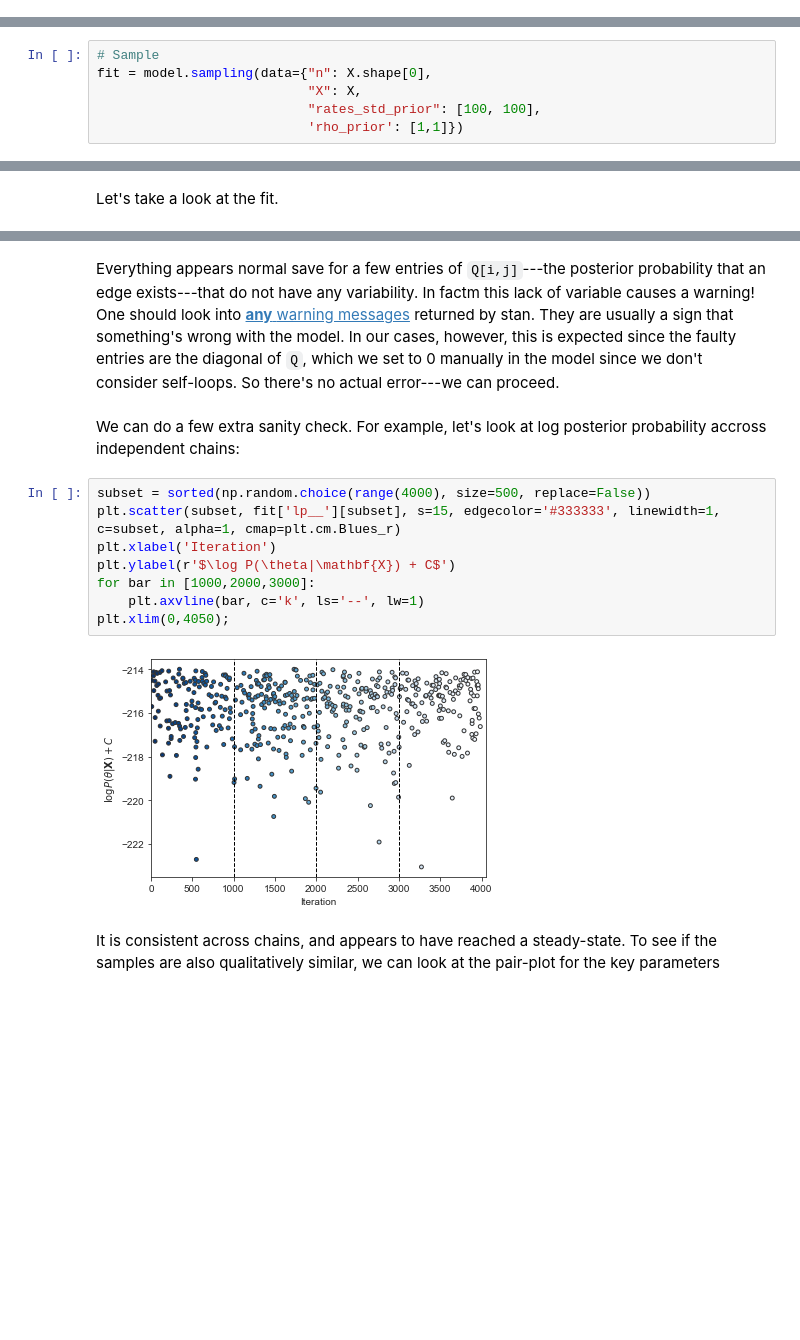
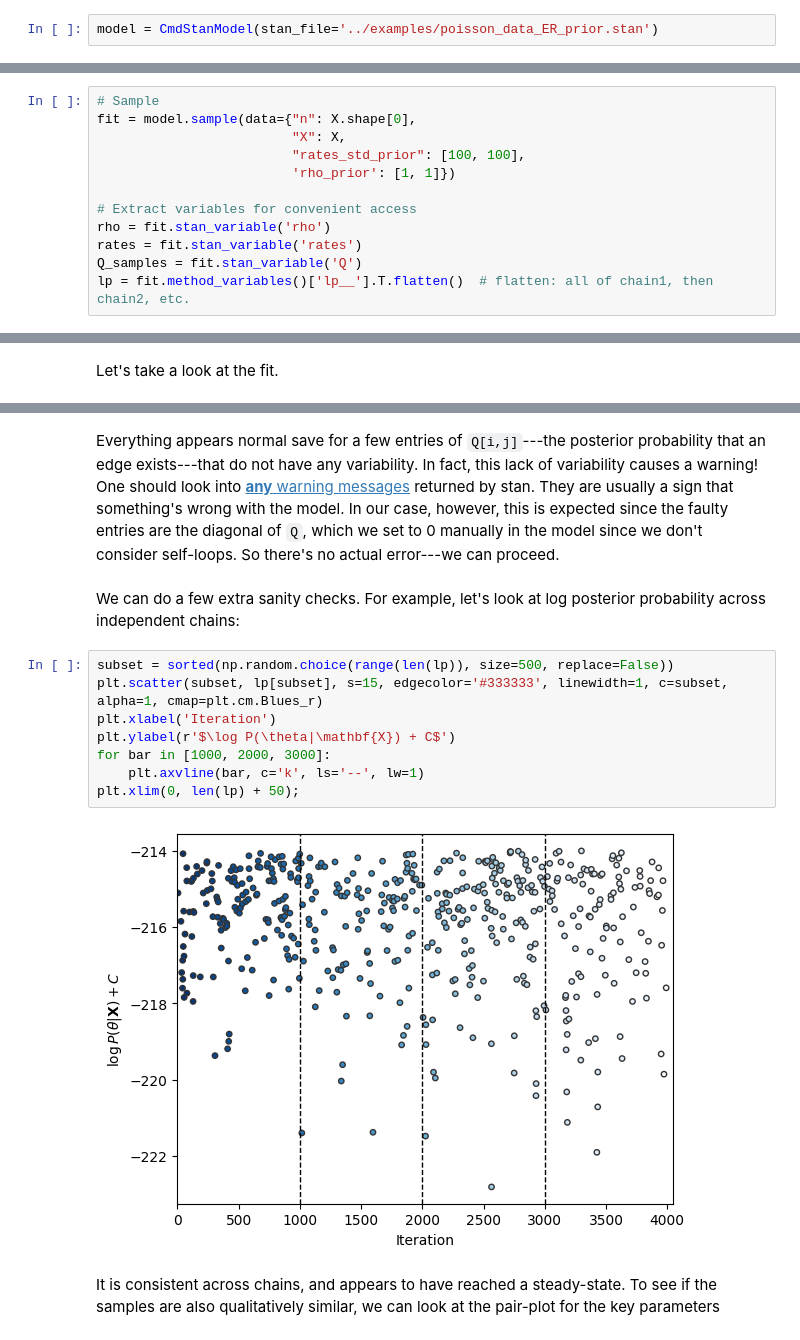
Before and after one commit to jg-you/noisy-networks-measurements, a Jupyter notebook: tutorial/tutorial.ipynb, the cells around one changed output, grey strips where cells are left out. Drawn from its saved outputs; the diff is of its cells as text; blank space fills up the shorter version.

```diff
--- a/tutorial/tutorial.ipynb
+++ b/tutorial/tutorial.ipynb
@@ -122,0 +115,2 @@ with open('../examples/poisson_data_ER_prior.bin', 'rb') as f:
+# %%
+model = CmdStanModel(stan_file='../examples/poisson_data_ER_prior.stan')
@@ -165,8 +162,14 @@ So let's fit the model to the dolphin data.
 We'll use the default sampling parameters of `Stan`: 4 independent MCMC chains, of length 2000 each, with half of the iterations spent in burn-in.
 # %%
 # Sample
-fit = model.sampling(data={"n": X.shape[0],
-                           "X": X,
-                           "rates_std_prior": [100, 100],
-                           'rho_prior': [1,1]})
+fit = model.sample(data={"n": X.shape[0],
+                         "X": X,
+                         "rates_std_prior": [100, 100],
+                         'rho_prior': [1, 1]})
+
+# Extract variables for convenient access
+rho = fit.stan_variable('rho')
+rates = fit.stan_variable('rates')
+Q_samples = fit.stan_variable('Q')
+lp = fit.method_variables()['lp__'].T.flatten()  # flatten: all of chain1, then chain2, etc.
 # %% [output]
@@ -198,21 +200,21 @@ convergence, Rhat=1).
 # %% [markdown]
 Everything appears normal save for a few entries of `Q[i,j]`---the posterior probability that an edge exists---that do not have any variability.
-In factm this lack of variable causes a warning!
+In fact, this lack of variability causes a warning!
 One should look into [**any** warning messages](https://mc-stan.org/misc/warnings.html) returned by stan.
 They are usually a sign that something's wrong with the model.
-In our cases, however, this is expected since the faulty entries are the diagonal of `Q`, which we set to 0 manually in the model since we don't consider self-loops. So there's no actual error---we can proceed.
+In our case, however, this is expected since the faulty entries are the diagonal of `Q`, which we set to 0 manually in the model since we don't consider self-loops. So there's no actual error---we can proceed.
 # %% [markdown]
-We can do a few extra sanity check. For example, let's look at log posterior probability accross independent chains:
+We can do a few extra sanity checks. For example, let's look at log posterior probability across independent chains:
 # %%
-subset = sorted(np.random.choice(range(4000), size=500, replace=False))
-plt.scatter(subset, fit['lp__'][subset], s=15, edgecolor='#333333', linewidth=1, c=subset, alpha=1, cmap=plt.cm.Blues_r)
+subset = sorted(np.random.choice(range(len(lp)), size=500, replace=False))
+plt.scatter(subset, lp[subset], s=15, edgecolor='#333333', linewidth=1, c=subset, alpha=1, cmap=plt.cm.Blues_r)
 plt.xlabel('Iteration')
 plt.ylabel(r'$\log P(\theta|\mathbf{X}) + C$')
-for bar in [1000,2000,3000]:
+for bar in [1000, 2000, 3000]:
     plt.axvline(bar, c='k', ls='--', lw=1)
-plt.xlim(0,4050);
+plt.xlim(0, len(lp) + 50);
 # %% [output]
-[figure, old version]
+[figure, new version]
 # %% [markdown]
 It is consistent across chains, and appears to have reached a steady-state. To see if the samples are also qualitatively similar, we can look at the pair-plot for the key parameters
 # %%
```
Also changed, not shown: parts of 73 cells of this notebook, 3 other files.
